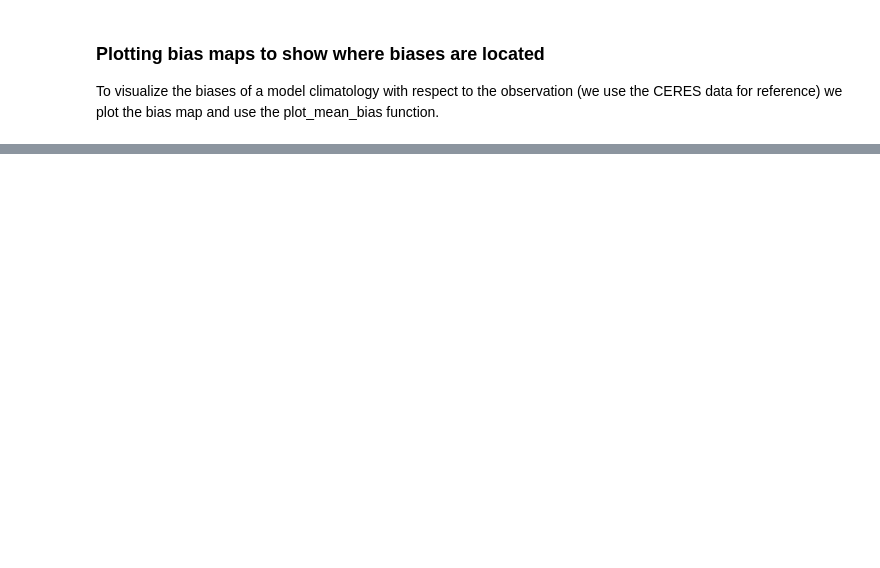
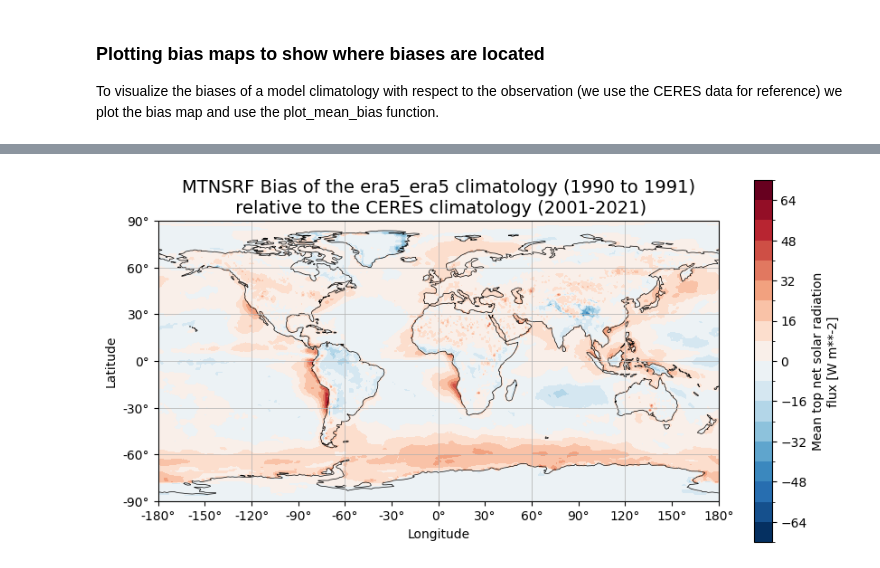
Before and after one commit to Predictia/AQUA, a Jupyter notebook: diagnostics/radiation/notebooks/bias_maps.ipynb, the cells around one changed output, grey strips where cells are left out. Drawn from its saved outputs; the diff is of its cells as text; code cells hidden in the pictures; blank space fills up the shorter version.

```diff
--- a/diagnostics/radiation/notebooks/bias_maps.ipynb
+++ b/diagnostics/radiation/notebooks/bias_maps.ipynb
@@ -8,6 +8,12 @@ from radiation import plot_bias, plot_maps, plot_mean_bias
 # %% [markdown]
 ### Loading the data we need for the analysis
 First we retrieve and process (-> creating fldmeans) some data from the CERES and model output catalogues using the respective functions
+# %%
+lumi=True
 # %%
-icon = process_model_data(model =  'ICON' , exp = 'ngc3028' , source = 'lra-r100-monthly')
+if lumi:
+    ifs_4km = process_model_data(model =  'IFS' , exp = 'historical-1990-devcon' , source = 'lra-r100-monthly')
+else:
+    icon = process_model_data(model =  'ICON' , exp = 'ngc3028' , source = 'lra-r100-monthly')
 ceres = process_ceres_data(exp = "ebaf-toa41", source = "monthly")
+era5 = process_model_data(model = 'ERA5', exp = 'era5', source = 'monthly')
@@ -40,0 +33,7 @@ Plot has been saved to ./.
+# %%
+if lumi:
+    plot_mean_bias(era5, var='mtnsrf', ceres=ceres, start_year='1990', end_year='1991')
+else:
+    plot_mean_bias(icon, var='mtnsrf', ceres=ceres, start_year='2020', end_year='2024', outputdir='./', outputfig='./')
+# %% [output]
+[figure, added]
```
Also changed, not shown: parts of 6 cells of this notebook, 2 other files.
